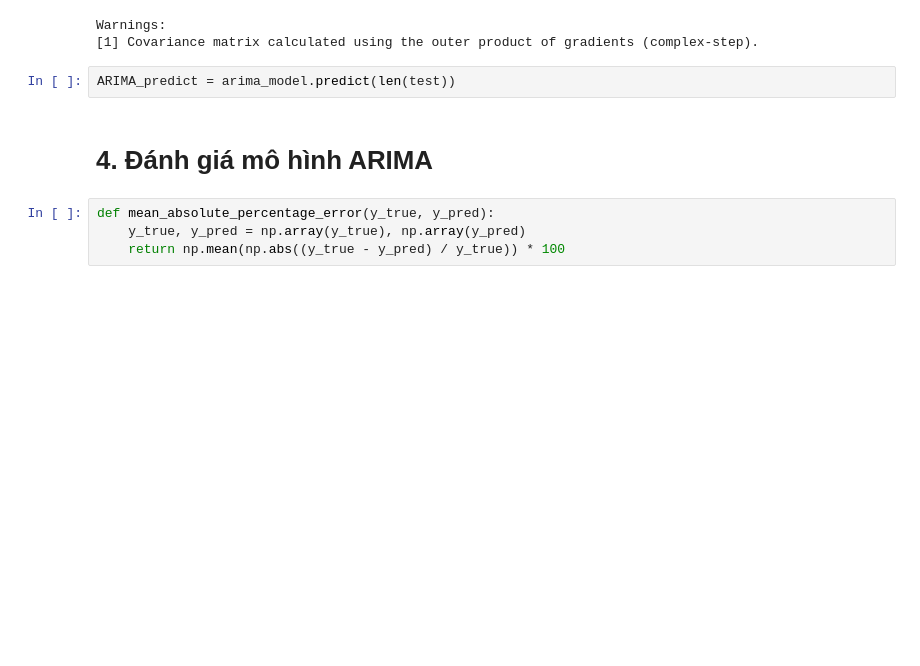
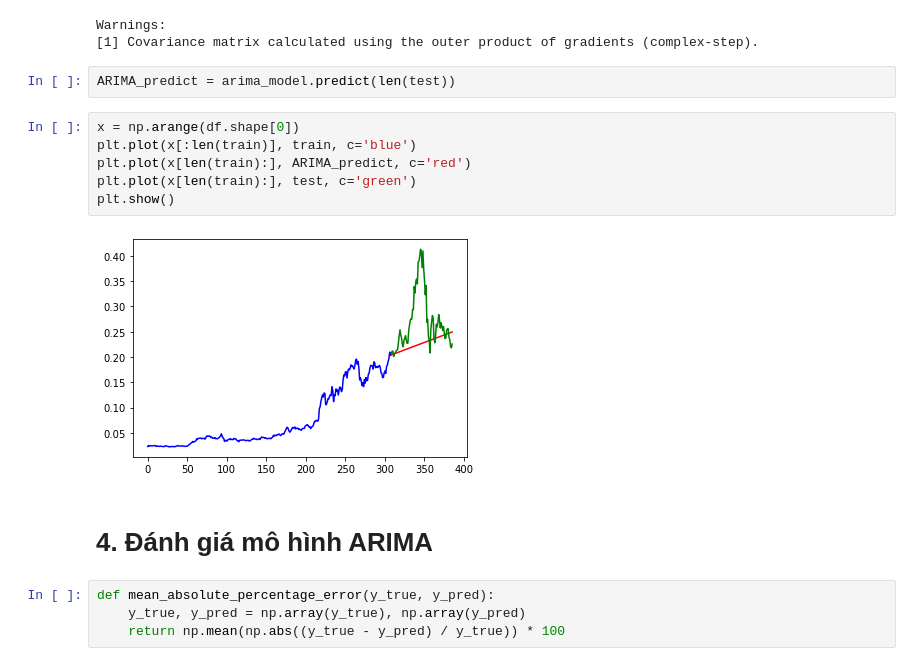
Before and after one commit to nhutminh9799/KLTN_MinhNhut, a Jupyter notebook: PAPER/ARIMA_ETH.ipynb, the cells around one changed output. Saved outputs shown, nothing was run; the diff lists cells and outputs as text; blank space fills up the shorter version.

```diff
--- a/PAPER/ARIMA_ETH.ipynb
+++ b/PAPER/ARIMA_ETH.ipynb
@@ -130,6 +130,14 @@ Warnings:
 [1] Covariance matrix calculated using the outer product of gradients (complex-step).
 # %%
 ARIMA_predict = arima_model.predict(len(test))
+# %%
+x = np.arange(df.shape[0])
+plt.plot(x[:len(train)], train, c='blue')
+plt.plot(x[len(train):], ARIMA_predict, c='red')
+plt.plot(x[len(train):], test, c='green')
+plt.show()
+# %% [output]
+[figure, added]
 # %% [markdown]
 # 4. Đánh giá mô hình ARIMA
 # %%
```
Also changed, not shown: parts of 1 cell of this notebook, 6 other files.
